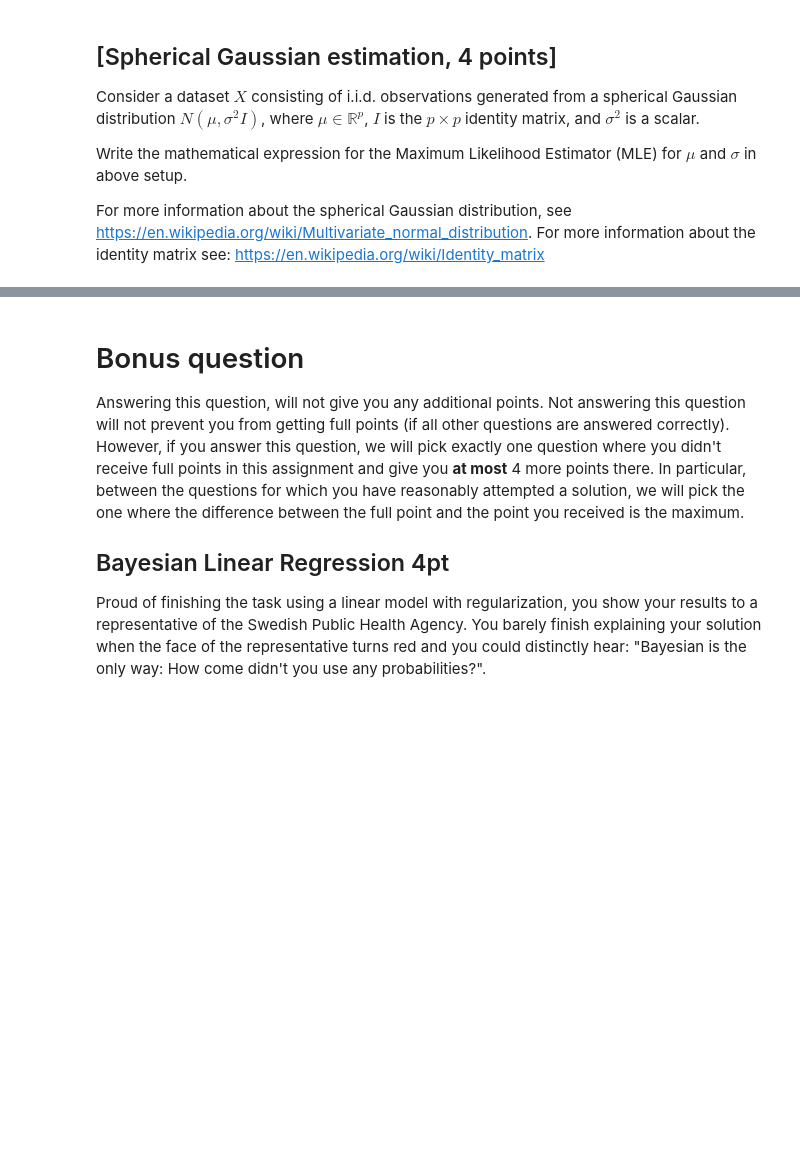
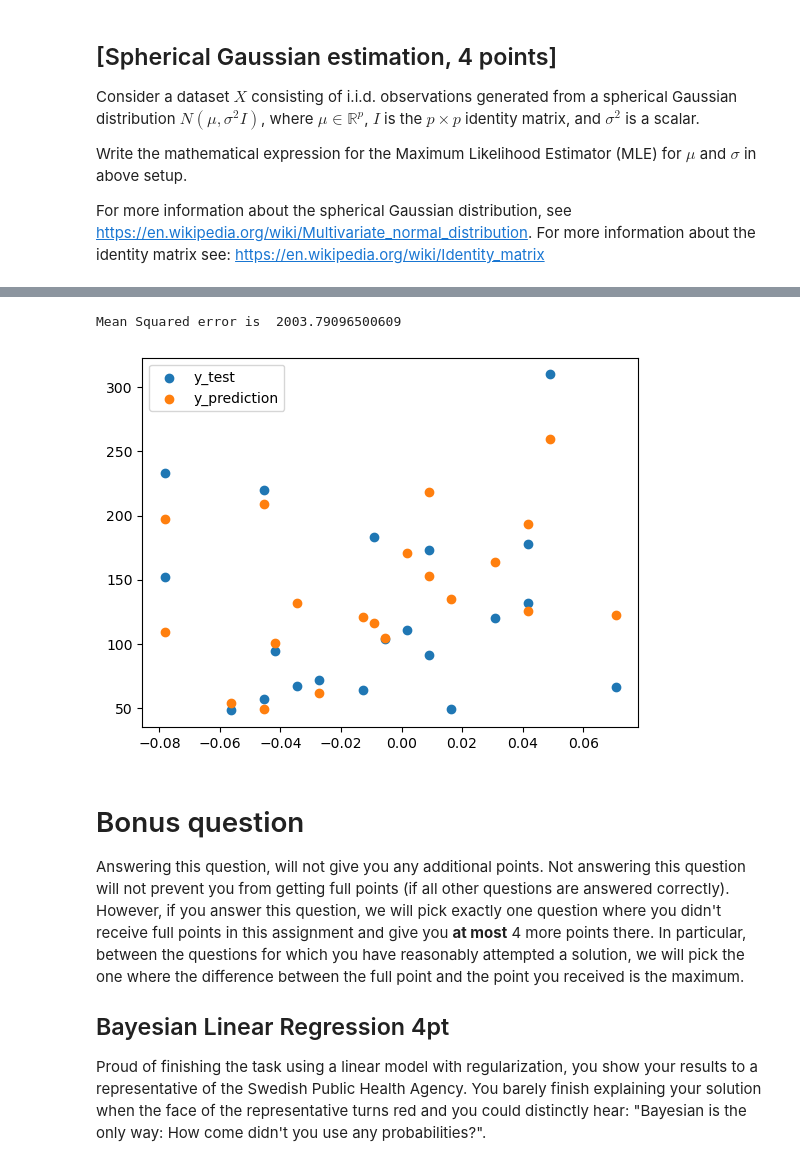
Before and after one commit to maximiliann97/TDA233-Algoritms-ML, a Jupyter notebook: Hw1_2023 (1).ipynb, the cells around one changed output, grey strips where cells are left out. Drawn from its saved outputs; the diff is of its cells as text; code cells hidden in the pictures; blank space fills up the shorter version.

```diff
--- a/Hw1_2023 (1).ipynb
+++ b/Hw1_2023 (1).ipynb
@@ -173,62 +336,76 @@ import matplotlib.pyplot as plt
 
 
 def fit_linear_with_regularization(X, y, alpha):
-  """TODO"""
-  return np.random.randn(X.shape[1]) # TODO change me
+    # split the equation into two terms, the first correspond to the inverted term and the second = X^T*y from above task
+    first_term = np.linalg.inv(np.matmul(np.transpose(X), X) + alpha * np.eye(np.shape(X)[1]))
+    second_term = np.matmul(np.transpose(X),y)
+    return np.matmul(first_term, second_term)  #returns w*
+
 
 def predict(X_test, w):
-  """TODO"""
-  return np.random.randn(X_test.shape[0]) # TODO change me
+    # make a prediction using the weigth matrix with the formula y = w^T * X
+    return np.matmul(X_test, w) # TODO change me
+
 
 
 def plot_prediction(X_test, y_test, y_pred):
-  """TODO"""
-  # Scatter plot the first feature of X_test (x-axis) and y_test (y-axis)
-  plt.plot(X_test) # TODO change me
 
-  # Plot y_pred using the first feature of X_test as x-axis
+    # Scatterplot the first feature of X_test (x-axis) and y_test (y-axis)
+    plt.scatter(X_test[:,1],y_test, label='y_test')
 
-  # Compute the mean squared error
-  mean_squared_error = 0.
-  return mean_squared_error
+    # Scatterplot y_pred using the first feature of X_test as x-axis
+    plt.scatter(X_test[:,1],y_pred, label='y_prediction') # scatter the first feature of X_test
+
+    # Compute the mean squared error
+    mean_squared_error = 1/len(y_test)*np.sum((y_test - y_pred)**2)
+    return mean_squared_error
 
 
 # Load the diabetes dataset
 X, y = datasets.load_diabetes(return_X_y=True)
+X = np.array(X)
 
+X = np.c_[np.ones(len(X)), X]
 
 # Split the dataset into training and test set
 num_test_elements = 20
 
 X_train = X[:-num_test_elements]
 X_test = X[-num_test_elements:]
 
 y_train = y[:-num_test_elements]
 y_test = y[-num_test_elements:]
+
+
+
 
 
 # Set alpha
 alpha = 0.01
 
 # Train using linear regression with regularization and find optimal model
 w = fit_linear_with_regularization(X_train, y_train, alpha)
 
 
 # Make predictions using the testing set X_test
 y_pred = predict(X_test, w)
 
 
 
 # Plots and mean squared error
 error = plot_prediction(X_test, y_test, y_pred)
 
 
 
 print('Mean Squared error is ', error)
 
 
 # Show the plot
+plt.legend()
 plt.show();
+# %% [output]
+Mean Squared error is  2003.79096500609
+[figure, added]
 # %% [markdown]
 # Bonus question
 
```
Also changed, not shown: parts of 4 cells of this notebook.
